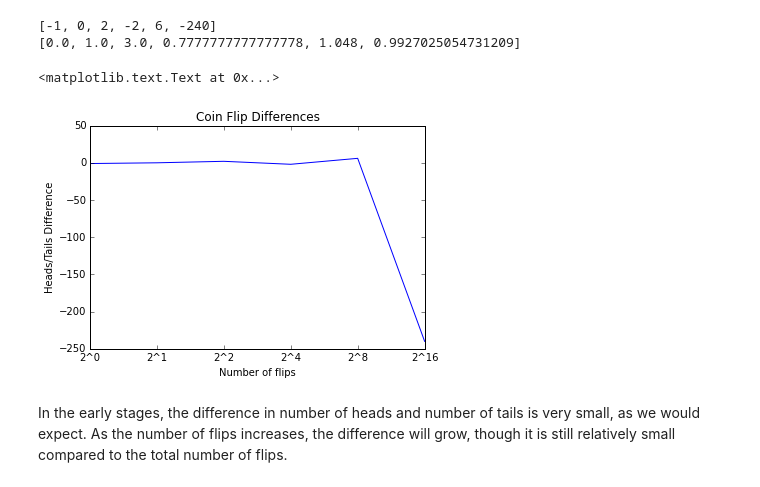
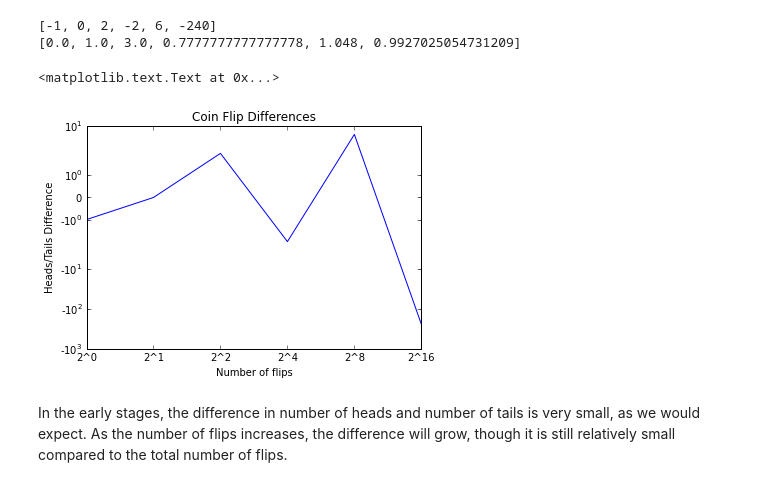
Before and after one commit to tiy-gvl-python-2015-09/charting-coin-flips, a Jupyter notebook: Charting Coin Flips.ipynb, the cells around one changed output. Cells and saved outputs as stored; diff of their text form; code cells hidden in the pictures.

```diff
--- a/Charting Coin Flips.ipynb
+++ b/Charting Coin Flips.ipynb
@@ -48,13 +48,14 @@ print(ratio)
 # %%
 x1 = ["2^0", "2^1", "2^2", "2^4", "2^8", "2^16"]
 plt.plot(diffs)
+plt.yscale("symlog")
 plt.xticks([0, 1, 2, 3, 4, 5], x1)
 plt.ylabel("Heads/Tails Difference")
 plt.xlabel("Number of flips")
 plt.title("Coin Flip Differences")
 # %% [output]
 <matplotlib.text.Text at 0x...>
-[figure, old version]
+[figure, new version]
 # %% [markdown]
 In the early stages, the difference in number of heads and number of tails is very small, as we would expect. As the number of flips increases, the difference will grow, though it is still relatively small compared to the total number of flips.
 # %%
```
Also changed, not shown: parts of 11 cells of this notebook.
